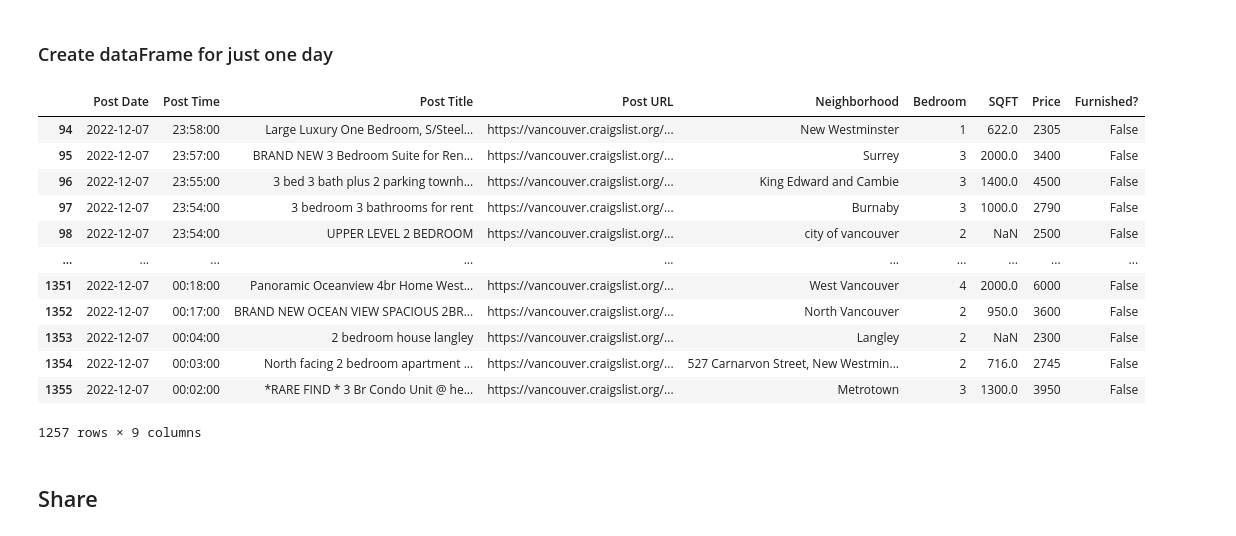
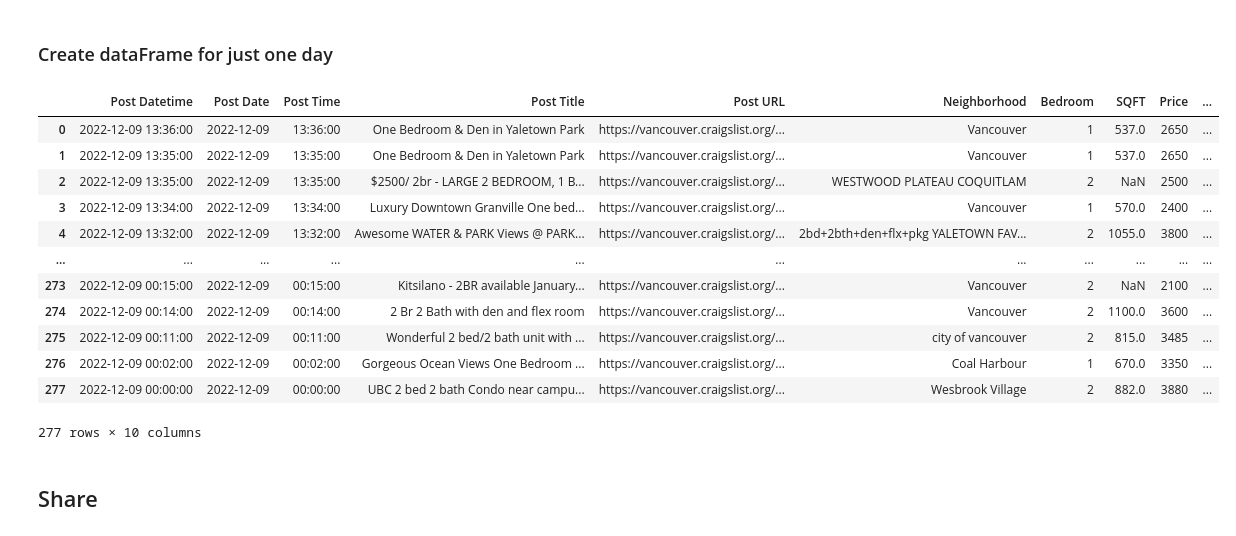
Before and after one commit to masaichig0/Data-Analysis-Project-1, a Jupyter notebook: scrape_craigslist_for_information.ipynb, the cells around one changed output. Saved outputs shown, nothing was run; the diff lists cells and outputs as text; code cells hidden in the pictures.

```diff
--- a/scrape_craigslist_for_information.ipynb
+++ b/scrape_craigslist_for_information.ipynb
@@ -63,5 +78,11 @@ from warnings import warn
 from time import time
 from IPython.display import clear_output
 # %%
-def get_url(city_name, num_post):
-    return f'https://{city_name.lower()}.craigslist.org/search/apa?s={num_post}'
+# Elliminate duplicate and the price listing less than $99.
+def get_url(city_name, num_post, sub_city=None):
+    if city_name == 'Abbotsford':
+        return f'https://{city_name.lower()}.craigslist.org/search/apa?s={num_post}sort=date&bundleDuplicates=1&min_price=99max_price=&availabilityMode=0&sale_date=all+dates'
+    if sub_city is not None:
+        sub_city = sub_city + '/'
+    return f'https://{city_name.lower()}.craigslist.org/search/{sub_city.lower()}apa?s={num_post}sort=date&bundleDuplicates=1&min_price=99max_price=&availabilityMode=0&sale_date=all+dates'
+def get_num_posts()
@@ -435,22 +468,22 @@ It looks like around 1000 posts per day on weekday.
 ### Create dataFrame for just one day
 # %%
 # December 7, 2022's ads
-df_one_day = df[df['Post Date'] == datetime(2022, 12, 7).date()]
+df_one_day = df[df['Post Date'] == datetime(2022, 12, 9).date()]
 df_one_day
 # %% [output]
-|  | Post Date | Post Time | Post Title | Post URL | Neighborhood | Bedroom | SQFT | Price | Furnished? |
-| 94 | 2022-12-07 | 23:58:00 | Large Luxury One Bedroom, S/Steel... | https://vancouver.craigslist.org/... | New Westminster | 1 | 622.0 | 2305 | False |
-| 95 | 2022-12-07 | 23:57:00 | BRAND NEW 3 Bedroom Suite for Ren... | https://vancouver.craigslist.org/... | Surrey | 3 | 2000.0 | 3400 | False |
-| 96 | 2022-12-07 | 23:55:00 | 3 bed 3 bath plus 2 parking townh... | https://vancouver.craigslist.org/... | King Edward and Cambie | 3 | 1400.0 | 4500 | False |
-| 97 | 2022-12-07 | 23:54:00 | 3 bedroom 3 bathrooms for rent | https://vancouver.craigslist.org/... | Burnaby | 3 | 1000.0 | 2790 | False |
-| 98 | 2022-12-07 | 23:54:00 | UPPER LEVEL 2 BEDROOM | https://vancouver.craigslist.org/... | city of vancouver | 2 | NaN | 2500 | False |
-| ... | ... | ... | ... | ... | ... | ... | ... | ... | ... |
-| 1351 | 2022-12-07 | 00:18:00 | Panoramic Oceanview 4br Home West... | https://vancouver.craigslist.org/... | West Vancouver | 4 | 2000.0 | 6000 | False |
-| 1352 | 2022-12-07 | 00:17:00 | BRAND NEW OCEAN VIEW SPACIOUS 2BR... | https://vancouver.craigslist.org/... | North Vancouver | 2 | 950.0 | 3600 | False |
-| 1353 | 2022-12-07 | 00:04:00 | 2 bedroom house langley | https://vancouver.craigslist.org/... | Langley | 2 | NaN | 2300 | False |
-| 1354 | 2022-12-07 | 00:03:00 | North facing 2 bedroom apartment ... | https://vancouver.craigslist.org/... | 527 Carnarvon Street, New Westmin... | 2 | 716.0 | 2745 | False |
-| 1355 | 2022-12-07 | 00:02:00 | *RARE FIND * 3 Br Condo Unit @ he... | https://vancouver.craigslist.org/... | Metrotown | 3 | 1300.0 | 3950 | False |
+|  | Post Datetime | Post Date | Post Time | Post Title | Post URL | Neighborhood | Bedroom | SQFT | Price | ... |
+| 0 | 2022-12-09 13:36:00 | 2022-12-09 | 13:36:00 | One Bedroom & Den in Yaletown Park | https://vancouver.craigslist.org/... | Vancouver | 1 | 537.0 | 2650 | ... |
+| 1 | 2022-12-09 13:35:00 | 2022-12-09 | 13:35:00 | One Bedroom & Den in Yaletown Park | https://vancouver.craigslist.org/... | Vancouver | 1 | 537.0 | 2650 | ... |
+| 2 | 2022-12-09 13:35:00 | 2022-12-09 | 13:35:00 | $2500/ 2br - LARGE 2 BEDROOM, 1 B... | https://vancouver.craigslist.org/... | WESTWOOD PLATEAU COQUITLAM | 2 | NaN | 2500 | ... |
+| 3 | 2022-12-09 13:34:00 | 2022-12-09 | 13:34:00 | Luxury Downtown Granville One bed... | https://vancouver.craigslist.org/... | Vancouver | 1 | 570.0 | 2400 | ... |
+| 4 | 2022-12-09 13:32:00 | 2022-12-09 | 13:32:00 | Awesome WATER & PARK Views @ PARK... | https://vancouver.craigslist.org/... | 2bd+2bth+den+flx+pkg YALETOWN FAV... | 2 | 1055.0 | 3800 | ... |
+| ... | ... | ... | ... | ... | ... | ... | ... | ... | ... | ... |
+| 273 | 2022-12-09 00:15:00 | 2022-12-09 | 00:15:00 | Kitsilano - 2BR available January... | https://vancouver.craigslist.org/... | Vancouver | 2 | NaN | 2100 | ... |
+| 274 | 2022-12-09 00:14:00 | 2022-12-09 | 00:14:00 | 2 Br 2 Bath with den and flex room | https://vancouver.craigslist.org/... | Vancouver | 2 | 1100.0 | 3600 | ... |
+| 275 | 2022-12-09 00:11:00 | 2022-12-09 | 00:11:00 | Wonderful 2 bed/2 bath unit with ... | https://vancouver.craigslist.org/... | city of vancouver | 2 | 815.0 | 3485 | ... |
+| 276 | 2022-12-09 00:02:00 | 2022-12-09 | 00:02:00 | Gorgeous Ocean Views One Bedroom ... | https://vancouver.craigslist.org/... | Coal Harbour | 1 | 670.0 | 3350 | ... |
+| 277 | 2022-12-09 00:00:00 | 2022-12-09 | 00:00:00 | UBC 2 bed 2 bath Condo near campu... | https://vancouver.craigslist.org/... | Wesbrook Village | 2 | 882.0 | 3880 | ... |
-1257 rows × 9 columns
+277 rows × 10 columns
 # %% [markdown]
 ## Share
 # %% [markdown]
```
Also changed, not shown: parts of 15 cells of this notebook, 2 other files.
